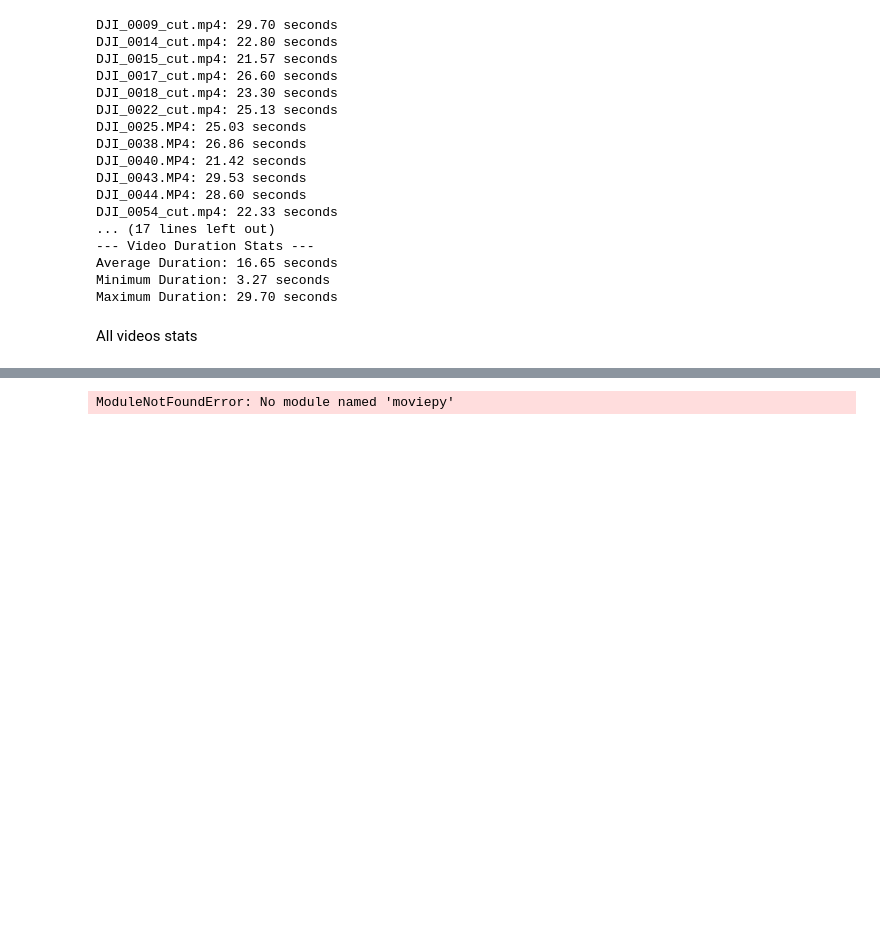
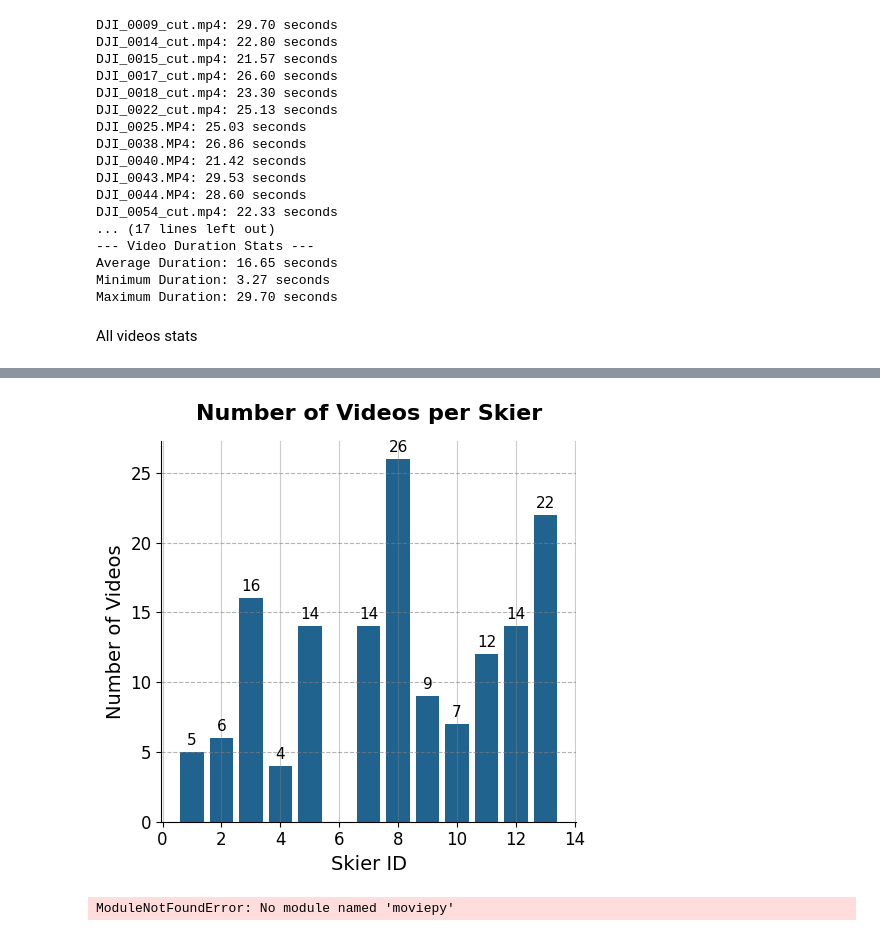
Before and after one commit to brittawi/SkiersProject, a Jupyter notebook: presentation_other_utility/paper/annotated_videos_stats.ipynb, the cells around one changed output, grey strips where cells are left out. Drawn from its saved outputs; the diff is of its cells as text; code cells hidden in the pictures; blank space fills up the shorter version.

```diff
--- a/presentation_other_utility/paper/annotated_videos_stats.ipynb
+++ b/presentation_other_utility/paper/annotated_videos_stats.ipynb
@@ -240,2 +257,41 @@ fig.tight_layout()
+# %%
+#videos_per_skier = {1: 5, 2 : 6, 3: 16, 4: 4, 5: 14, 7: 14, 8: 26, 9: 9, 10: 7, 11: 12, 12: 14, 13: 22, 14: 3, 15: 2, 16: 1}
+videos_per_skier = {1: 5, 2 : 6, 3: 16, 4: 4, 5: 14, 7: 14, 8: 26, 9: 9, 10: 7, 11: 12, 12: 14, 13: 22}
+blues = set_custom_color_style()
+
+# Create the figure with 4 subplots
+fig, axs = plt.subplots(figsize=(5, 5))
+
+bars = axs.bar(videos_per_skier.keys(), videos_per_skier.values(), linewidth=0.7)
+axs.set_xlabel('Skier ID', fontsize=14)
+axs.set_ylabel('Number of Videos', fontsize=14)
+axs.set_title('Number of Videos per Skier', fontsize=16, fontweight='bold', pad=15)
+
+# Adjust tick label sizes (x and y)
+axs.tick_params(axis='x', labelsize=12)
+axs.tick_params(axis='y', labelsize=12)
+
+# Add horizontal gridlines for better readability
+axs.grid(axis='y', linestyle='--', alpha=0.6)
+
+# Remove top and right spines for a cleaner look
+axs.spines['top'].set_visible(False)
+axs.spines['right'].set_visible(False)
+
+# Add data labels above each bar
+for bar in bars:
+    height = bar.get_height()
+    axs.text(
+        bar.get_x() + bar.get_width() / 2, height + 0.3,
+        f'{int(height)}',
+        ha='center', va='bottom',
+        fontsize=11
+    )
+
+fig.patch.set_facecolor('white')
+
+fig.tight_layout()
+# %% [output]
+[figure, added]
 # %%
 import cv2
```
Also changed, not shown: parts of 4 cells of this notebook, 1 other file.
